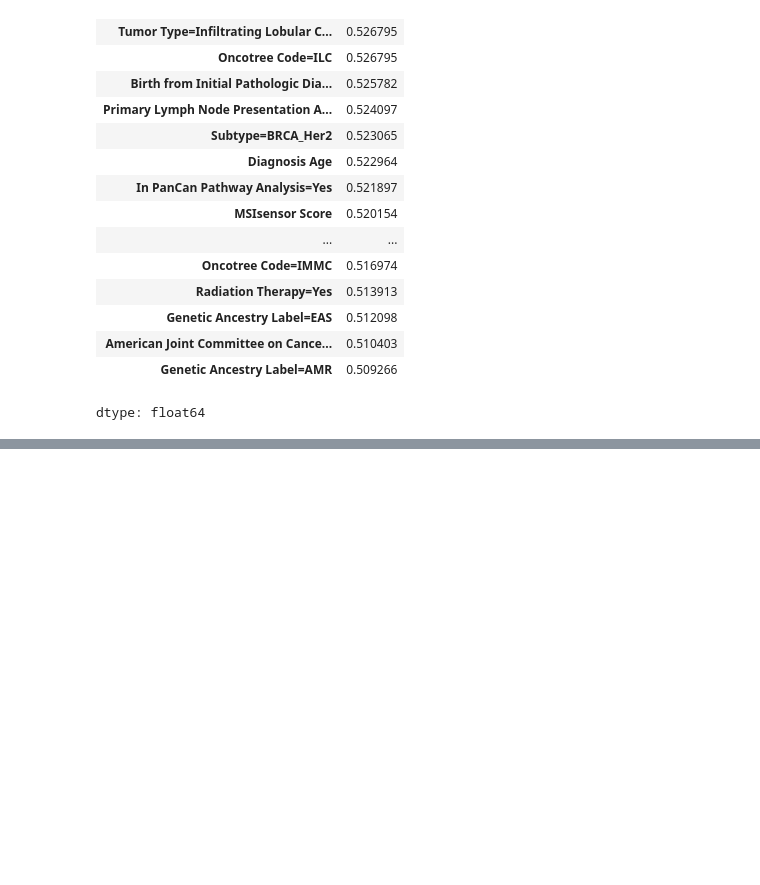
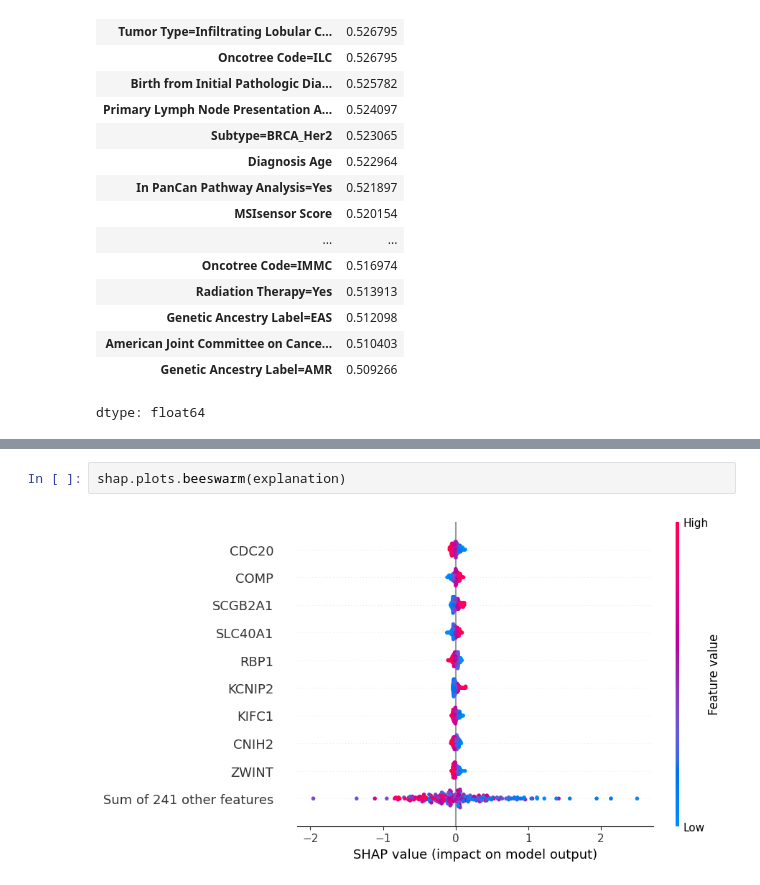
Before and after one commit to CNsquared/breast-cancer-team-1, a Jupyter notebook: project-4/notebooks/personal/ari/Project4.ipynb, the cells around one changed output, grey strips where cells are left out. Cells and saved outputs as stored; diff of their text form; blank space fills up the shorter version.

```diff
--- a/project-4/notebooks/personal/ari/Project4.ipynb
+++ b/project-4/notebooks/personal/ari/Project4.ipynb
@@ -658,0 +725,4 @@ dtype: float64
+# %%
+shap.plots.beeswarm(explanation)
+# %% [output]
+[figure, added]
```
Also changed, not shown: parts of 16 cells of this notebook.
